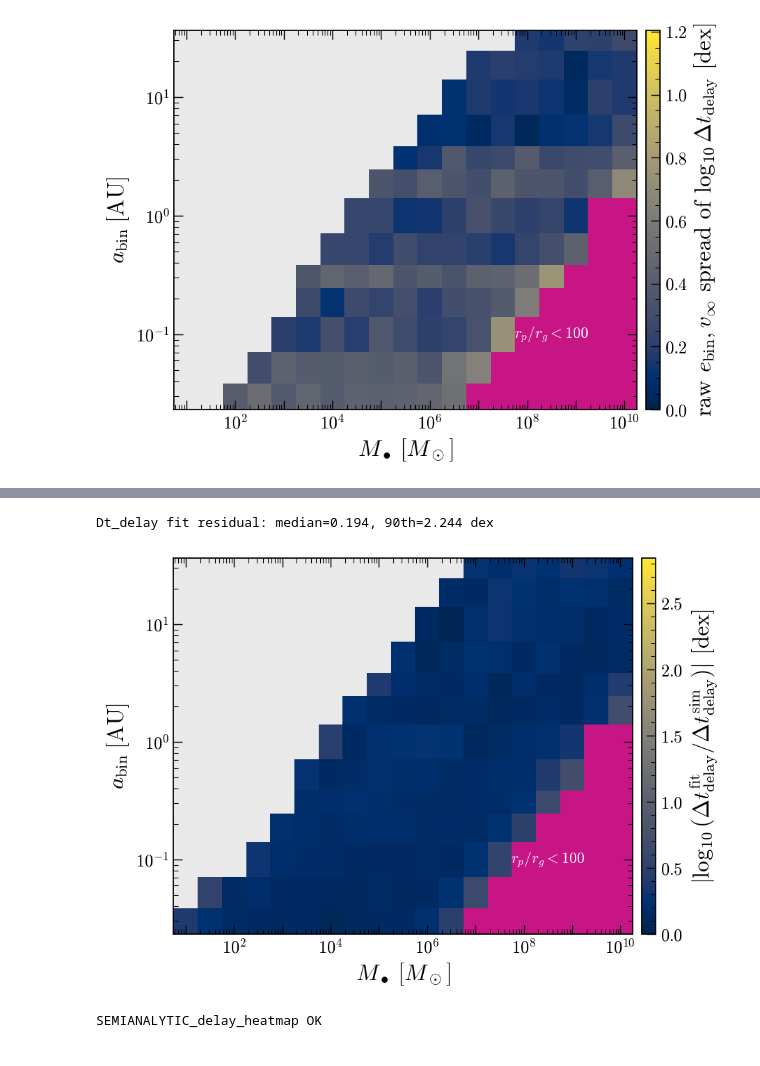
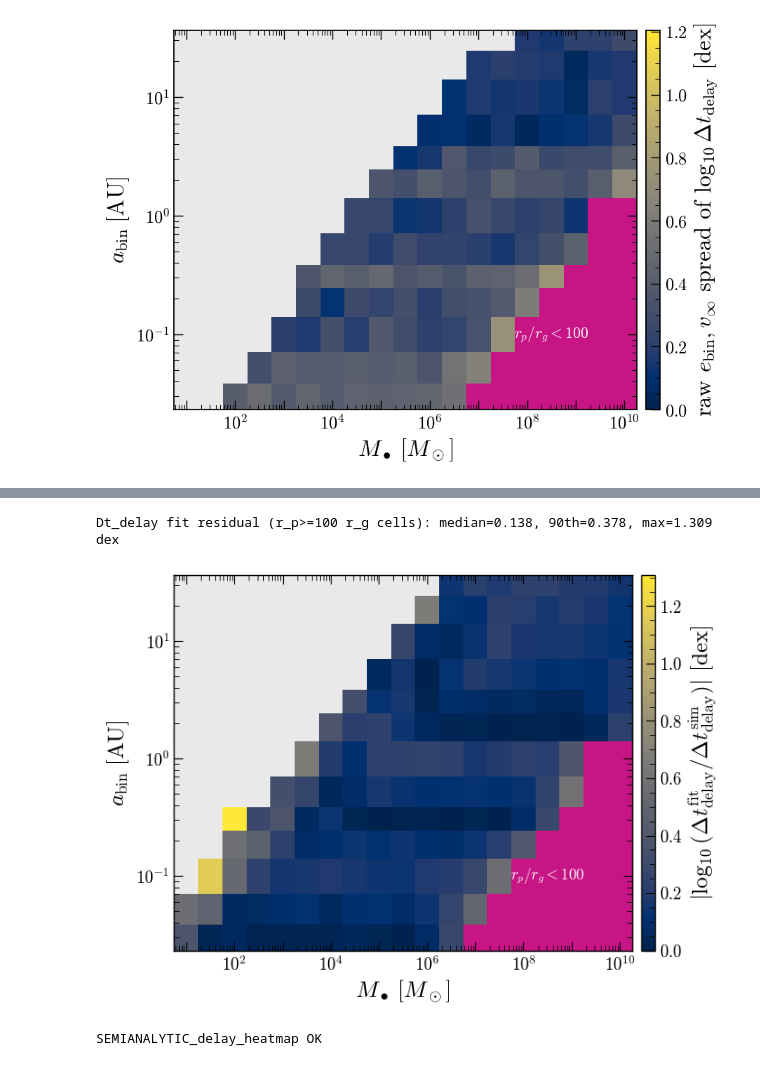
Before and after one commit to Kkritos/smbh-binary, a Jupyter notebook: analysis/bhstar_mutde/notebooks/survey_delay.ipynb, the cells around one changed output, grey strips where cells are left out. Drawn from its saved outputs; the diff is of its cells as text; code cells hidden in the pictures.

```diff
--- a/analysis/bhstar_mutde/notebooks/survey_delay.ipynb
+++ b/analysis/bhstar_mutde/notebooks/survey_delay.ipynb
@@ -1121,33 +1156,25 @@ rp_rg=rp/((29.7847/299792.458)**2 * M)
 
 good =np.isfinite(Dt)&(Dt>0)&np.isfinite(frac)&(frac>0)
 trust=good&(rp_rg>=RG_MIN)      # fit only on the trustworthy (non-relativistic) events
-# --- fit the semi-analytic (empirical) model on `trust`: log10 Dt = poly(logM, loga, e, logv) ---
-lM,la,lv=np.log10(M[trust]),np.log10(a[trust]),np.log10(frac[trust]); ee=e[trust]; y=np.log10(Dt[trust])
-Xd=np.column_stack([np.ones(trust.sum()),lM,la,ee,ee**2,la**2,lM**2,lM*la,lv])
-coef,*_=np.linalg.lstsq(Xd,y,rcond=None)
-def model(M,a,e,frac):
-    lM,la,lv=np.log10(M),np.log10(a),np.log10(frac)
-    return coef@np.array([1,lM,la,e,e**2,la**2,lM**2,lM*la,lv])
-
-Mg,ag,eg,fg=np.unique(M),np.unique(a),np.unique(e),np.unique(frac)
-Z=np.full((len(ag),len(Mg)),np.nan)      # median |dex| residual
+# --- Dt_delay fit (paper): log10(Dt/yr) = d0 + d1 xM + d2 xa + d3 xM^2 + d4 xa^2 + d5 xM xa,
+#     xM=log10(M_bullet/Msun), xa=log10(a_bin/AU); least squares on `trust` (see the DELAY FIT cell)
+xM,xa=np.log10(M[trust]),np.log10(a[trust]); y=np.log10(Dt[trust])
+coef,*_=np.linalg.lstsq(np.column_stack([np.ones_like(xM),xM,xa,xM**2,xa**2,xM*xa]),y,rcond=None)
+def model(M,a):                                          # -> log10(Dt/yr), vectorized
+    xM,xa=np.log10(M),np.log10(a)
+    return coef[0]+coef[1]*xM+coef[2]*xa+coef[3]*xM**2+coef[4]*xa**2+coef[5]*xM*xa
+Mg,ag=np.unique(M),np.unique(a)
+Z=np.full((len(ag),len(Mg)),np.nan)      # |fit - sim| per (M,a) cell [dex]
 RPG=np.full((len(ag),len(Mg)),np.nan)    # median r_p/r_g (for the mask)
 for i,av in enumerate(ag):
     for j,Mv in enumerate(Mg):
         base=good&np.isclose(a,av)&np.isclose(M,Mv)
-        if base.sum()>=5:
-            dd=[]
-            for ev in eg:
-                for fv in fg:
-                    m=base&np.isclose(e,ev)&np.isclose(frac,fv)
-                    if m.sum()>=5:
-                        sim=np.median(np.log10(Dt[m]))      # sim (log10 Dt median)
-                        fit=model(Mv,av,ev,fv)              # semi-analytic fit
-                        dd.append(abs(fit-sim))             # |dex| residual
-            if len(dd)>=4: Z[i,j]=np.median(dd)             # median |dex| over e,v
+        if base.sum()>=5:                                  # sim = median log10 Dt over the cell's (e_bin, v_inf) events
+            Z[i,j]=abs(model(Mv,av)-np.median(np.log10(Dt[base])))
         mr=np.isclose(a,av)&np.isclose(M,Mv)&np.isfinite(rp_rg)
         if mr.sum()>=5: RPG[i,j]=np.median(rp_rg[mr])
-print(f"Dt_delay fit residual: median={np.nanmedian(Z):.3f}, 90th={np.nanpercentile(Z,90):.3f} dex")
+ok=np.isfinite(Z)&np.isfinite(RPG)&(RPG>=RG_MIN)
+print(f"Dt_delay fit residual (r_p>={RG_MIN:.0f} r_g cells): median={np.nanmedian(Z[ok]):.3f}, 90th={np.nanpercentile(Z[ok],90):.3f}, max={np.nanmax(Z[ok]):.3f} dex")
 
 plt.rcParams.update({"font.family":"serif","font.serif":["cmr10","DejaVu Serif"],
     "mathtext.fontset":"cm","axes.formatter.use_mathtext":True,"axes.unicode_minus":False,
@@ -1156,35 +1183,35 @@ plt.rcParams.update({"font.family":"serif","font.serif":["cmr10","DejaVu Serif"]
     "xtick.minor.visible":True,"ytick.minor.visible":True,
     "xtick.major.size":7,"ytick.major.size":7,"xtick.minor.size":4,"ytick.minor.size":4})
 fig,ax=plt.subplots(figsize=(7.0,5.4))
 im=ax.pcolormesh(edges(Mg),edges(ag),np.ma.masked_invalid(Z),cmap=CIV,shading="flat",
-                 vmin=0,vmax=np.nanpercentile(Z,98))
+                 vmin=0,vmax=np.nanmax(Z[ok]))   # colour range set by the unmasked cells
 
 # --- mask the relativistic cells (populated AND r_p/r_g < RG_MIN) ---
 blk=np.full_like(Z,np.nan); blk[np.isfinite(Z)&np.isfinite(RPG)&(RPG<RG_MIN)]=1.0
 ax.pcolormesh(edges(Mg),edges(ag),np.ma.masked_invalid(blk),cmap=FORBID,shading="flat",vmin=0,vmax=1)
 bi,bj=np.where(np.isfinite(blk))
 if bi.size:
     Mt=10**(0.5*(np.log10(Mg[bj].min())+np.log10(Mg[bj].max())))
     at=10**(np.median(np.log10(ag[bi])))
     ax.text(Mt,at,rf"$r_p/r_g<{int(RG_MIN)}$",color="white",ha="center",va="center",
             fontsize=12,fontweight="bold")
 
 ax.set_xscale("log"); ax.set_yscale("log")
 ax.xaxis.set_major_locator(LogLocator(base=10,numticks=30)); ax.xaxis.set_major_formatter(plt.FuncFormatter(_even_pow))
 ax.xaxis.set_minor_locator(LogLocator(base=10,subs=np.arange(2,10),numticks=100)); ax.xaxis.set_minor_formatter(NullFormatter())
 ax.yaxis.set_minor_locator(LogLocator(base=10,subs=np.arange(2,10),numticks=100)); ax.yaxis.set_minor_formatter(NullFormatter())
 ax.tick_params(which="both",direction="in",top=True,right=True,color="black")
 ax.set_xlabel(r"$M_\bullet\;[M_\odot]$"); ax.set_ylabel(r"$a_{\rm bin}\;[{\rm AU}]$"); ax.set_box_aspect(0.82)
 fig.canvas.draw(); pos=ax.get_position()
 cax=fig.add_axes([pos.x1+0.015, pos.y0, 0.022, pos.height])
 cb=fig.colorbar(im,cax=cax); cb.set_label(r"$|\log_{10}(\Delta t_{\rm delay}^{\rm fit}/\Delta t_{\rm delay}^{\rm sim})|$ [dex]")
 cb.ax.tick_params(which="both",color="black",direction="in"); cb.ax.yaxis.set_minor_locator(AutoMinorLocator())
 for t in list(ax.xaxis.get_major_ticks())+list(ax.xaxis.get_minor_ticks()):
     t.tick1line.set_color("white"); t.tick2line.set_color("black")
 fig.savefig("delay_residual.png",bbox_inches="tight"); fig.savefig("delay_residual.pdf",bbox_inches="tight")
 plt.show()
 # %% [output]
-Dt_delay fit residual: median=0.194, 90th=2.244 dex
+Dt_delay fit residual (r_p>=100 r_g cells): median=0.138, 90th=0.378, max=1.309 dex
-[figure, old version]
+[figure, new version]
 # %%
 # ===== FIGURE: Dt_delay(M_bullet,a_bin) heatmap -- SEMI-ANALYTIC FORMULA (not sim median) + validity mask =====
```
Also changed, not shown: parts of 3 cells of this notebook, 6 other files.
